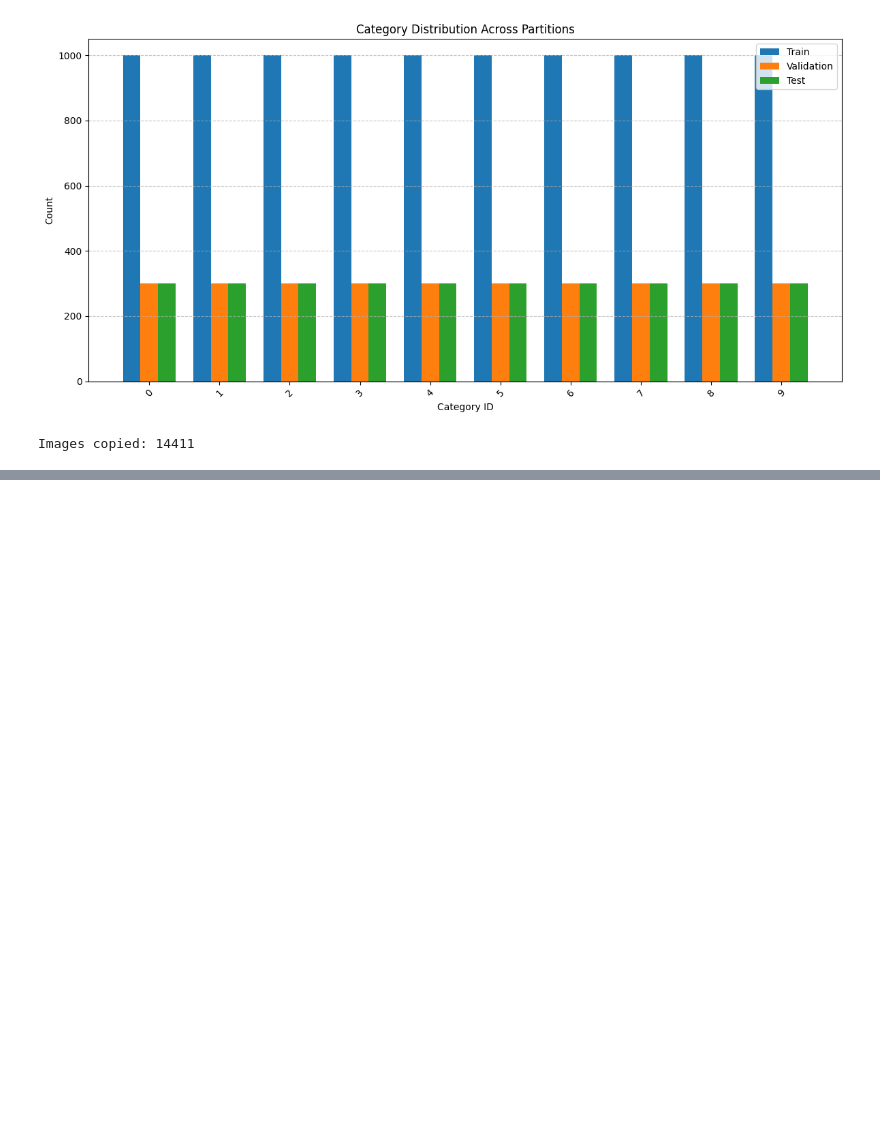
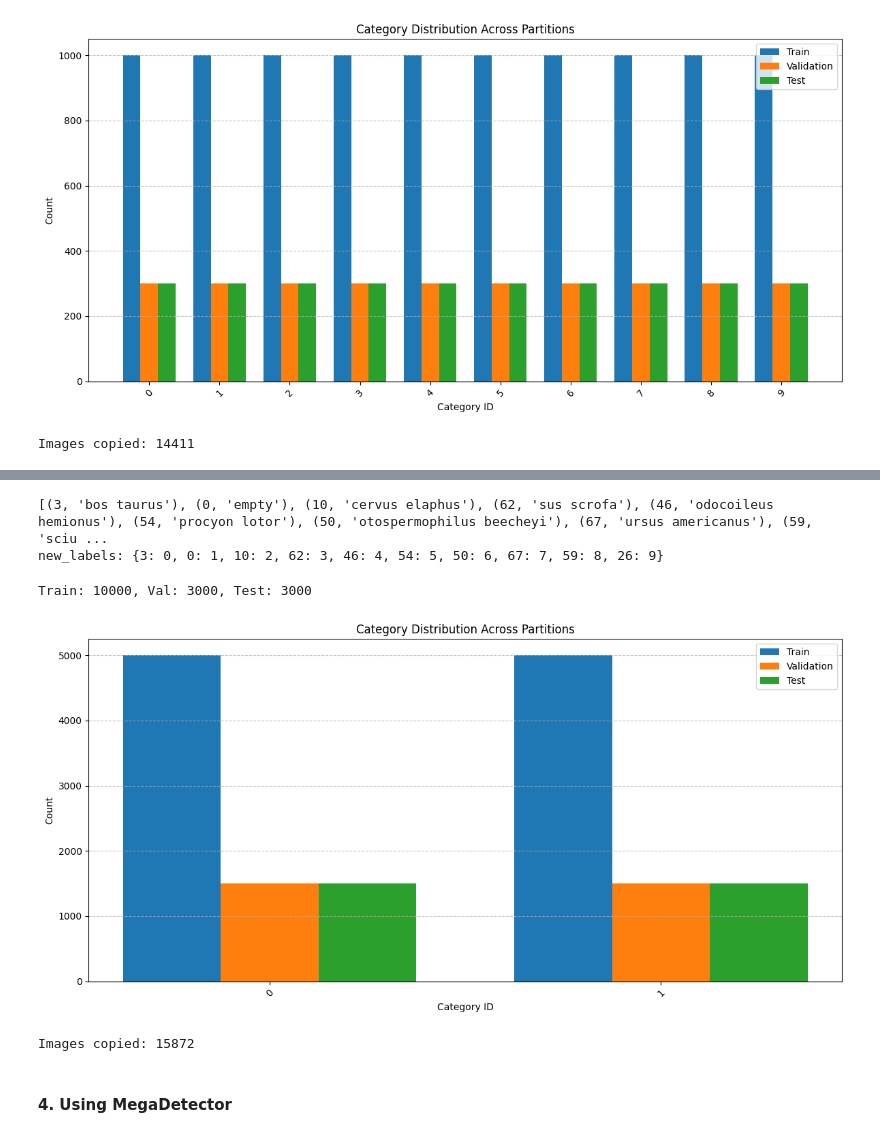
Before and after one commit to LuizAlencar17/EcoAIP, a Jupyter notebook: notebooks/create_dataset.ipynb, the cells around one changed output, grey strips where cells are left out. Drawn from its saved outputs; the diff is of its cells as text; code cells hidden in the pictures; blank space fills up the shorter version.

```diff
--- a/notebooks/create_dataset.ipynb
+++ b/notebooks/create_dataset.ipynb
@@ -33,3 +35,9 @@ DATA_WCS_PATH = "/data/luiz/dataset/wcs_images/"
 DATA_WCS_SSD_PATH = "/ssd/luiz/dataset/wcs_images/"
 SPECIES_CSV_WCS_PATH = "/data/luiz/dataset/partitions/species-classifier/wcs"
 ANIMAL_CSV_WCS_PATH = "/data/luiz/dataset/partitions/animal-classifier/wcs"
+
+METADATA_NACTI_PATH = "/data/luiz/dataset/nacti/nacti_metadata.1.14.json"
+DATA_NACTI_PATH = "/data/luiz/dataset/nacti_images/"
+DATA_NACTI_SSD_PATH = "/ssd/luiz/dataset/nacti_images/"
+SPECIES_CSV_NACTI_PATH = "/data/luiz/dataset/partitions/species-classifier/nacti"
+ANIMAL_CSV_NACTI_PATH = "/data/luiz/dataset/partitions/animal-classifier/nacti"
@@ -421,0 +468,2 @@ Images copied: 14411
+# %%
+df, categories = get_nacti_dataset()
@@ -421,0 +478,21 @@ Images copied: 14411
+# %%
+df_filtered = reindex_top_categories(df, categories, [68, 41, 38, 0], top_n=10)
+
+# to check the species of the animal
+train_df, val_df, test_df = partition_by_location(df=df_filtered, min_threshold=100, soft_cap=3000)
+generate_subsets(train_df, val_df, test_df, DATA_NACTI_PATH, DATA_NACTI_SSD_PATH, SPECIES_CSV_NACTI_PATH)
+
+df_filtered = reindex_top_categories(df, categories, [68, 41, 38], top_n=10)
+
+df_filtered["category"] = df_filtered.category.map(lambda x: int(x != 0))
+# to check if there is an animal in the image
+train_df, val_df, test_df = partition_by_location(df=df_filtered, min_threshold=100, soft_cap=5000)
+generate_subsets(train_df, val_df, test_df, DATA_NACTI_PATH, DATA_NACTI_SSD_PATH, ANIMAL_CSV_NACTI_PATH)
+# %% [output]
+[(3, 'bos taurus'), (0, 'empty'), (10, 'cervus elaphus'), (62, 'sus scrofa'), (46, 'odocoileus hemionus'), (54, 'procyon lotor'), (50, 'otospermophilus beecheyi'), (67, 'ursus americanus'), (59, 'sciu ...
+new_labels: {3: 0, 0: 1, 10: 2, 62: 3, 46: 4, 54: 5, 50: 6, 67: 7, 59: 8, 26: 9}
+Train: 10000, Val: 3000, Test: 3000
+[figure, added]
+Images copied: 15872
+# %% [markdown]
+#### 4. Using MegaDetector
```
Also changed, not shown: parts of 14 cells of this notebook, 28 other files.
